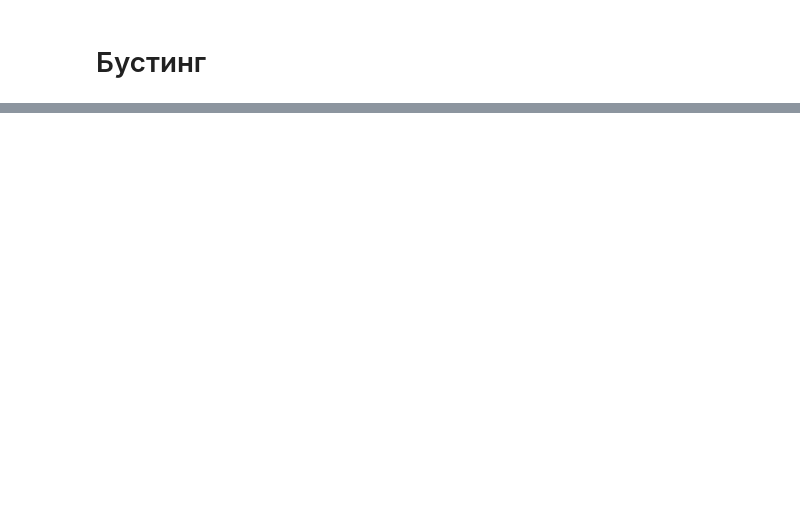
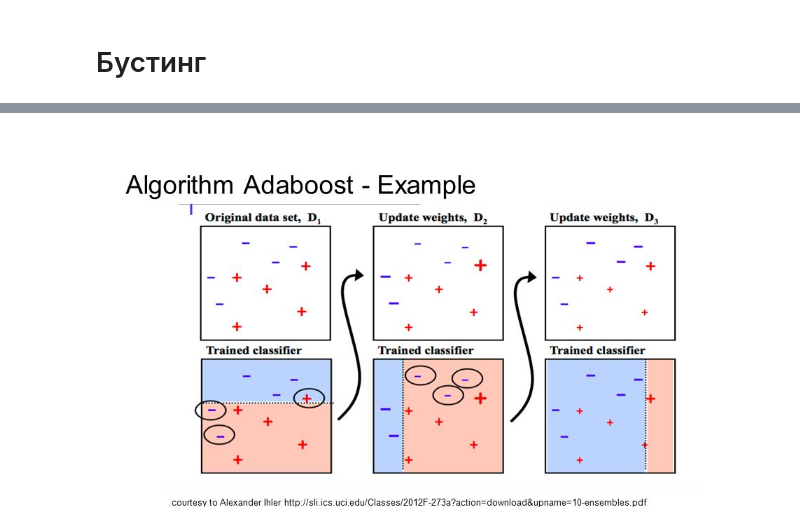
Before and after one commit to Lpshkn/Tutors, a Jupyter notebook: Practice/Ensemble/Ensemble.ipynb, the cells around one changed output, grey strips where cells are left out. Cells and saved outputs as stored; diff of their text form; code cells hidden in the pictures; blank space fills up the shorter version.

```diff
--- a/Practice/Ensemble/Ensemble.ipynb
+++ b/Practice/Ensemble/Ensemble.ipynb
@@ -300,0 +311,5 @@ ash: 0.014
+# %%
+from IPython.display import Image
+Image(data='adaboost.png')
+# %% [output]
+[figure, added]
```
Also changed, not shown: parts of 26 cells of this notebook, 1 other file.
